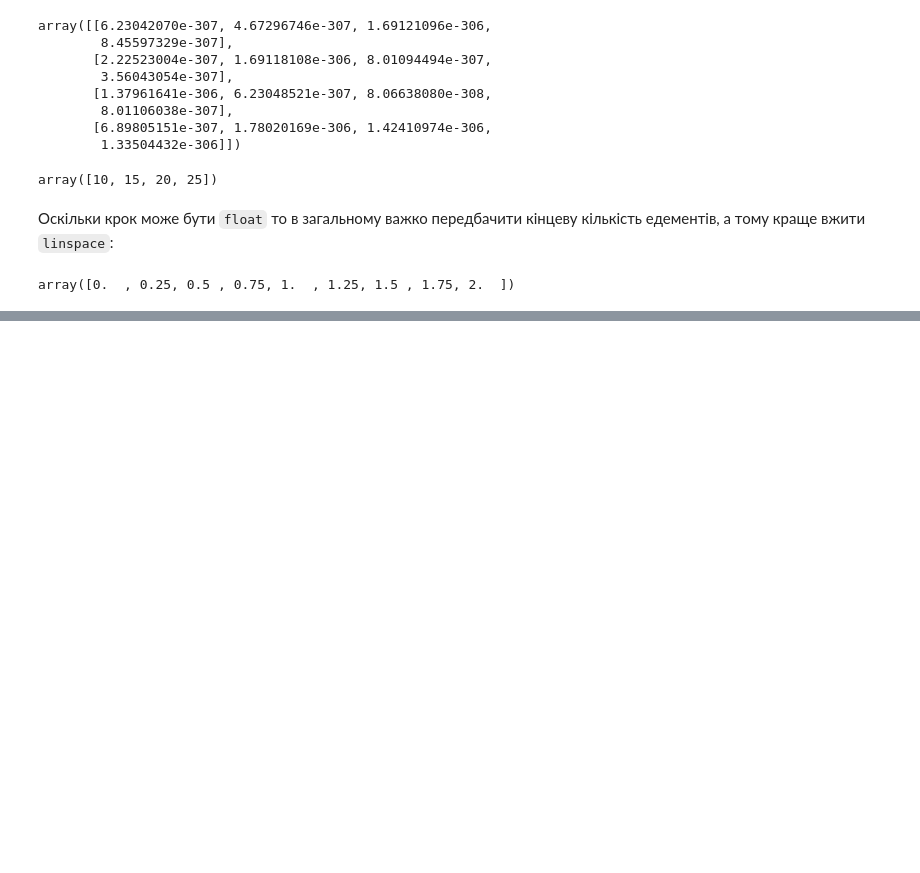
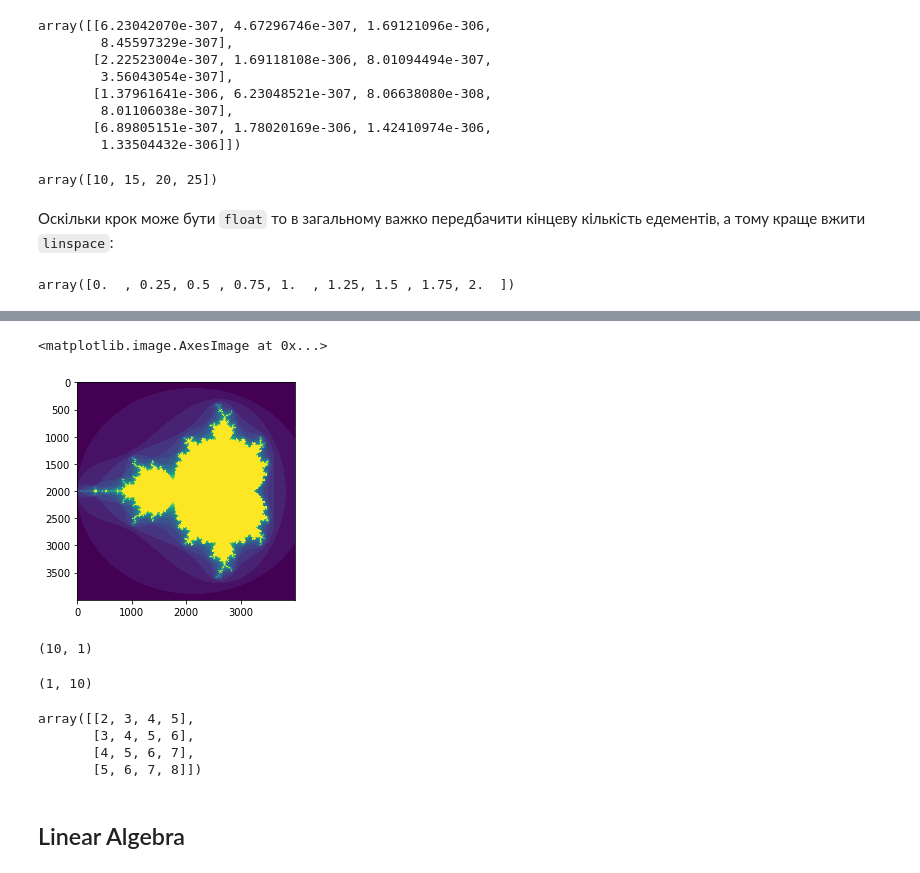
Before and after one commit to ofcrashbash/trainings, a Jupyter notebook: PythonPR/PythonScientificLibraries.ipynb, the cells around one changed output, grey strips where cells are left out. Cells and saved outputs as stored; diff of their text form; code cells hidden in the pictures; blank space fills up the shorter version.

```diff
--- a/PythonPR/PythonScientificLibraries.ipynb
+++ b/PythonPR/PythonScientificLibraries.ipynb
@@ -86,0 +444,2 @@ array([0.  , 0.25, 0.5 , 0.75, 1.  , 1.25, 1.5 , 1.75, 2.  ])
+# %%
+i = np.array([1, 1, 3, 8, 5])
@@ -86,0 +469,4 @@ array([0.  , 0.25, 0.5 , 0.75, 1.  , 1.25, 1.5 , 1.75, 2.  ])
+# %%
+a = np.array([2,3,4,5])
+b = np.array([8,5,4])
+c = np.array([5,4,6,8,3])
@@ -86,0 +611,24 @@ array([0.  , 0.25, 0.5 , 0.75, 1.  , 1.25, 1.5 , 1.75, 2.  ])
+# %%
+import numpy as np
+import matplotlib.pyplot as plt
+
+def mandelbrot( h, w, maxit = 20 ):
+     """Returns an image of the Mandelbrot fractal of size (h,w)."""
+     y, x = np.ogrid[ -1.4:1.4:h*1j, -2:0.8:w*1j ]
+     c = x + y*1j
+     z = c
+     divtime = maxit + np.zeros(z.shape, dtype=int)
+
+     for i in range(maxit):
+         z = z**2 + c
+         diverge = z*np.conj(z) > 2**2            # who is diverging
+         div_now = diverge & (divtime==maxit)  # who is diverging now
+         divtime[div_now] = i                  # note when
+         z[diverge] = 2                        # avoid diverging too much
+
+     return divtime
+# %%
+plt.imshow(mandelbrot(400, 400))
+# %% [output]
+<matplotlib.image.AxesImage at 0x...>
+[figure, added]
@@ -86,0 +637,17 @@ array([0.  , 0.25, 0.5 , 0.75, 1.  , 1.25, 1.5 , 1.75, 2.  ])
+# %%
+x.shape
+# %% [output]
+(10, 1)
+# %%
+y.shape
+# %% [output]
+(1, 10)
+# %%
+np.array([1,2,3,4]).reshape((4, 1)) + np.array([1,2,3,4])
+# %% [output]
+array([[2, 3, 4, 5],
+       [3, 4, 5, 6],
+       [4, 5, 6, 7],
+       [5, 6, 7, 8]])
+# %% [markdown]
+## Linear Algebra
```
Also changed, not shown: parts of 120 cells of this notebook, 3 other files.
